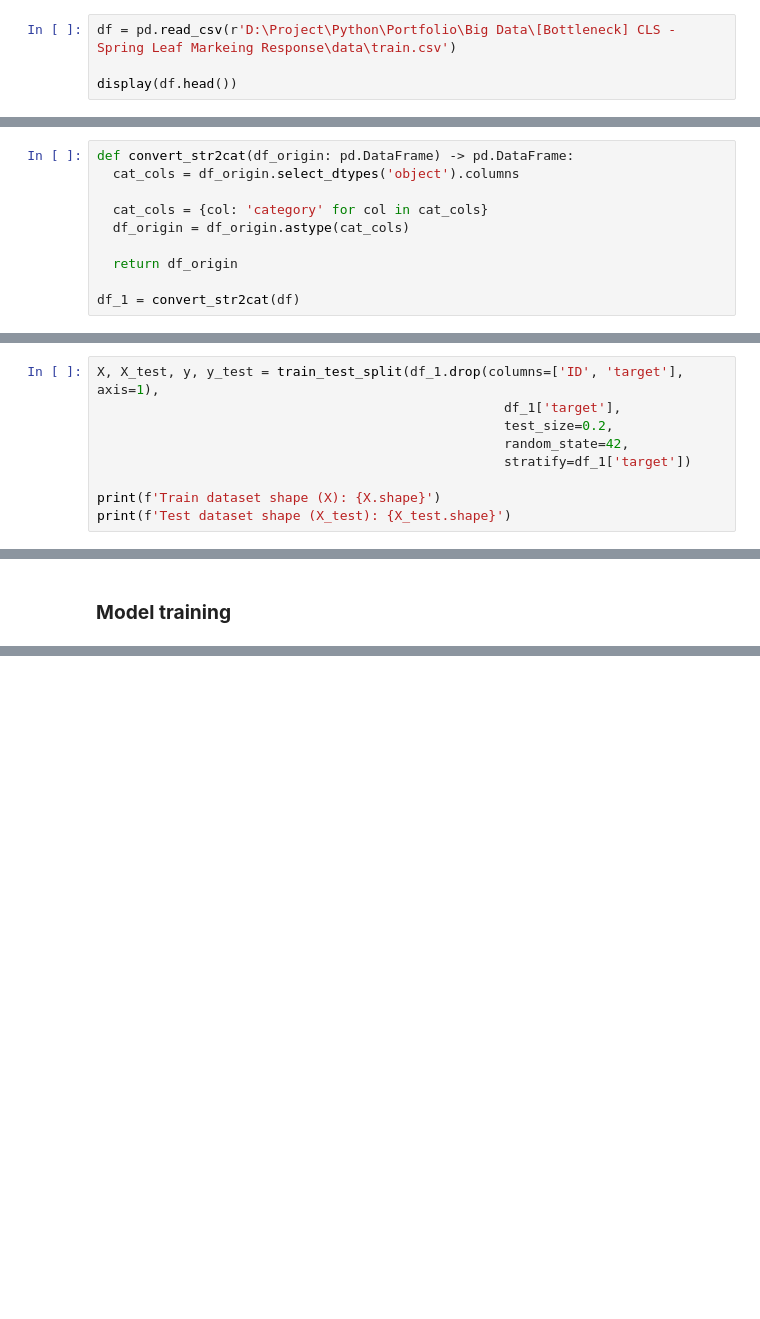
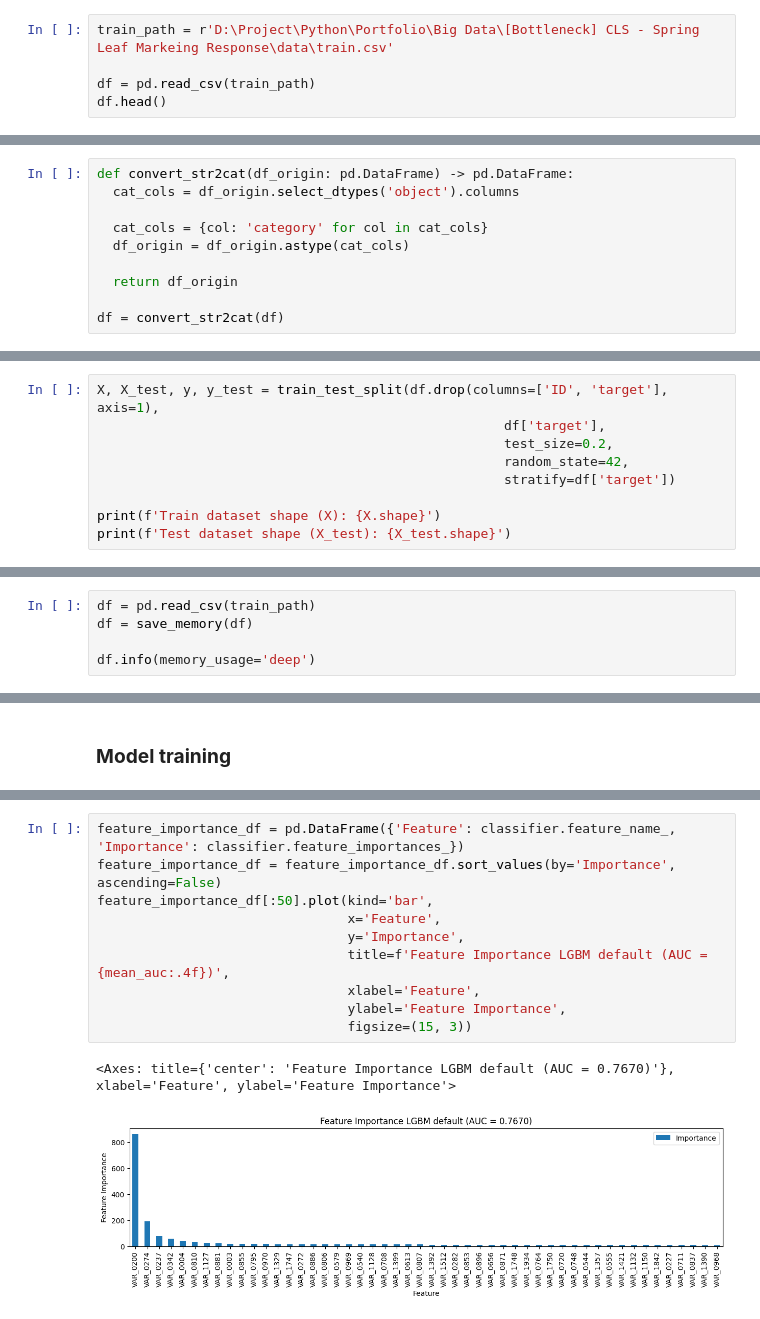
Before and after one commit to rezadzikri19/CLF-Spring-Leaf-Markeing-Response, a Jupyter notebook: marketing_classification.ipynb, the cells around one changed output, grey strips where cells are left out. Saved outputs shown, nothing was run; the diff lists cells and outputs as text; blank space fills up the shorter version.

Commit message:
add feature importance

```diff
--- a/marketing_classification.ipynb
+++ b/marketing_classification.ipynb
@@ -36,9 +36,10 @@ pd.set_option('display.max_rows', 100)
 # %% [markdown]
 ### **Load Dataset**
 # %%
-df = pd.read_csv(r'D:\Project\Python\Portfolio\Big Data\[Bottleneck] CLS - Spring Leaf Markeing Response\data\train.csv')
+train_path = r'D:\Project\Python\Portfolio\Big Data\[Bottleneck] CLS - Spring Leaf Markeing Response\data\train.csv'
 
-display(df.head())
+df = pd.read_csv(train_path)
+df.head()
 # %% [output]
 |  | ID | VAR_0001 | VAR_0002 | VAR_0003 | VAR_0004 | VAR_0005 | VAR_0006 | VAR_0007 | VAR_0008 | VAR_0009 | ... |
 | 0 | 2 | H | 224 | 0 | 4300 | C | 0.0 | 0.0 | False | False | ... |
@@ -230,4 +231,4 @@ def convert_str2cat(df_origin: pd.DataFrame) -> pd.DataFrame:
 
   return df_origin
 
-df_1 = convert_str2cat(df)
+df = convert_str2cat(df)
@@ -244,11 +237,11 @@ memory usage: 1.0 GB
 # %% [markdown]
 ##### **A. Train - test data split**
 # %%
-X, X_test, y, y_test = train_test_split(df_1.drop(columns=['ID', 'target'], axis=1),
-                                                    df_1['target'],
+X, X_test, y, y_test = train_test_split(df.drop(columns=['ID', 'target'], axis=1),
+                                                    df['target'],
                                                     test_size=0.2,
                                                     random_state=42,
-                                                    stratify=df_1['target'])
+                                                    stratify=df['target'])
 
 print(f'Train dataset shape (X): {X.shape}')
 print(f'Test dataset shape (X_test): {X_test.shape}')
@@ -334,3 +355,8 @@ df['VAR_0073'].isna().sum()
 # %% [markdown]
 # **Approach 2**
 Treat missing value as missing and perform imputation to fill the value.
+# %%
+df = pd.read_csv(train_path)
+df = save_memory(df)
+
+df.info(memory_usage='deep')
@@ -734,3 +764,16 @@ You can set `force_col_wise=true` to remove the overhead.
 [LightGBM] [Info] [binary:BoostFromScore]: pavg=0.500000 -> initscore=0.000000
 Fold 9 => AUC score: 0.7658679091018187
 Mean AUC oof score: 0.7670
+# %%
+feature_importance_df = pd.DataFrame({'Feature': classifier.feature_name_, 'Importance': classifier.feature_importances_})
+feature_importance_df = feature_importance_df.sort_values(by='Importance', ascending=False)
+feature_importance_df[:50].plot(kind='bar',
+                                x='Feature',
+                                y='Importance',
+                                title=f'Feature Importance LGBM default (AUC = {mean_auc:.4f})',
+                                xlabel='Feature',
+                                ylabel='Feature Importance',
+                                figsize=(15, 3))
+# %% [output]
+<Axes: title={'center': 'Feature Importance LGBM default (AUC = 0.7670)'}, xlabel='Feature', ylabel='Feature Importance'>
+[figure, added]
```
Also changed, not shown: parts of 13 cells of this notebook.
